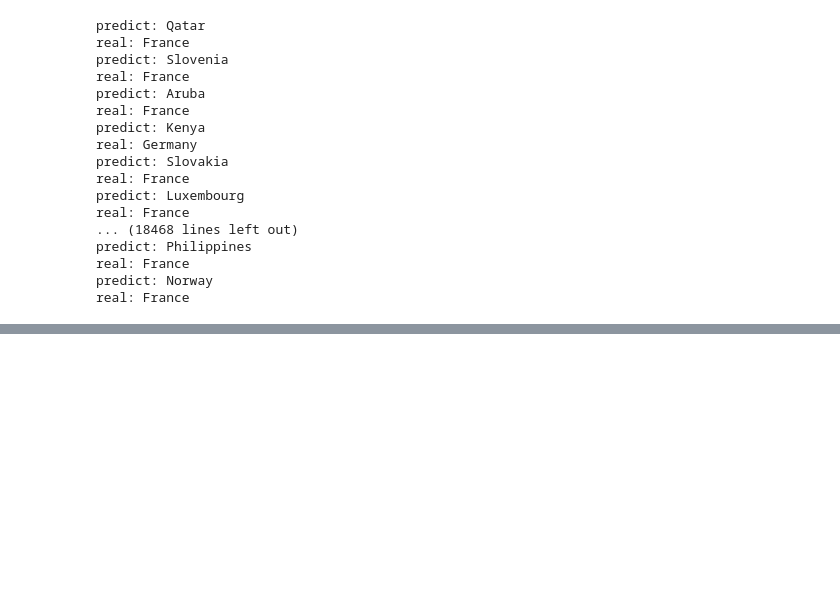
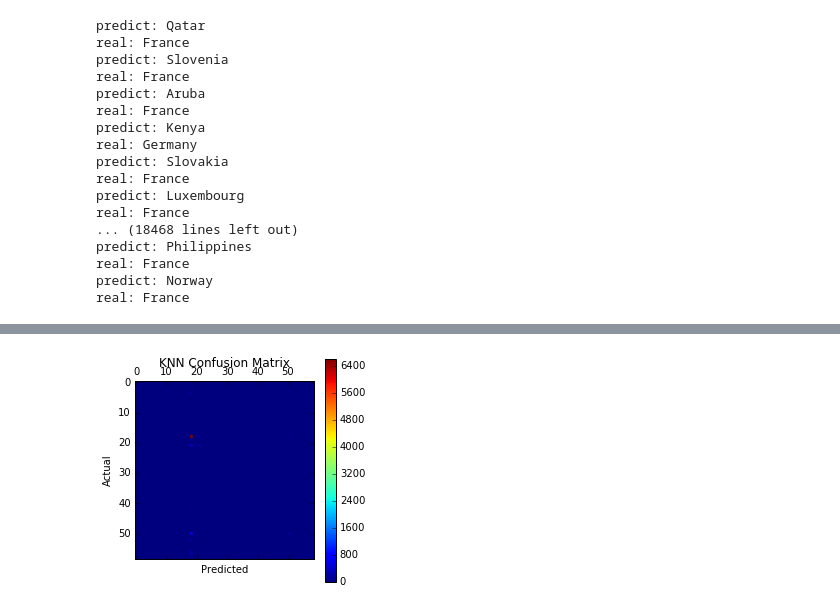
Before and after one commit to jaredvonhalle/CSC478WorldFoodFacts, a Jupyter notebook: Food.ipynb, the cells around one changed output, grey strips where cells are left out. Saved outputs shown, nothing was run; the diff lists cells and outputs as text; code cells hidden in the pictures; blank space fills up the shorter version.

```diff
--- a/Food.ipynb
+++ b/Food.ipynb
@@ -395,0 +485,11 @@ correctPercent
+# %%
+#normalize the data
+min_max_scaler = preprocessing.MinMaxScaler().fit(X_train)
+train_norm = min_max_scaler.transform(X_train)
+test_norm = min_max_scaler.transform(X_test)
+# %%
+#create a scikit-learn KNN classifier. I tried a number of different values for K with both weight parameters.
+#Discussion of findings at the end of this section
+n_neighbors = 10
+knnclf = neighbors.KNeighborsClassifier(n_neighbors, weights='distance')
+knnclf.fit(train_norm, Y_train)
@@ -395,0 +500,3 @@ correctPercent
+# %%
+knnpreds_test = knnclf.predict(test_norm)
+knnpreds_test
@@ -395,0 +515,4 @@ correctPercent
+# %%
+#Generate the confusion matrix
+knncm = (confusion_matrix(Y_test, knnpreds_test))
+print knncm
@@ -395,0 +527,11 @@ correctPercent
+# %%
+#visualize the confusion matrix
+%matplotlib inline
+pyl.matshow(knncm)
+pyl.title('KNN Confusion Matrix')
+pyl.colorbar()
+pyl.ylabel('Actual')
+pyl.xlabel('Predicted')
+pyl.show()
+# %% [output]
+[figure, added]
```
Also changed, not shown: parts of 33 cells of this notebook.
